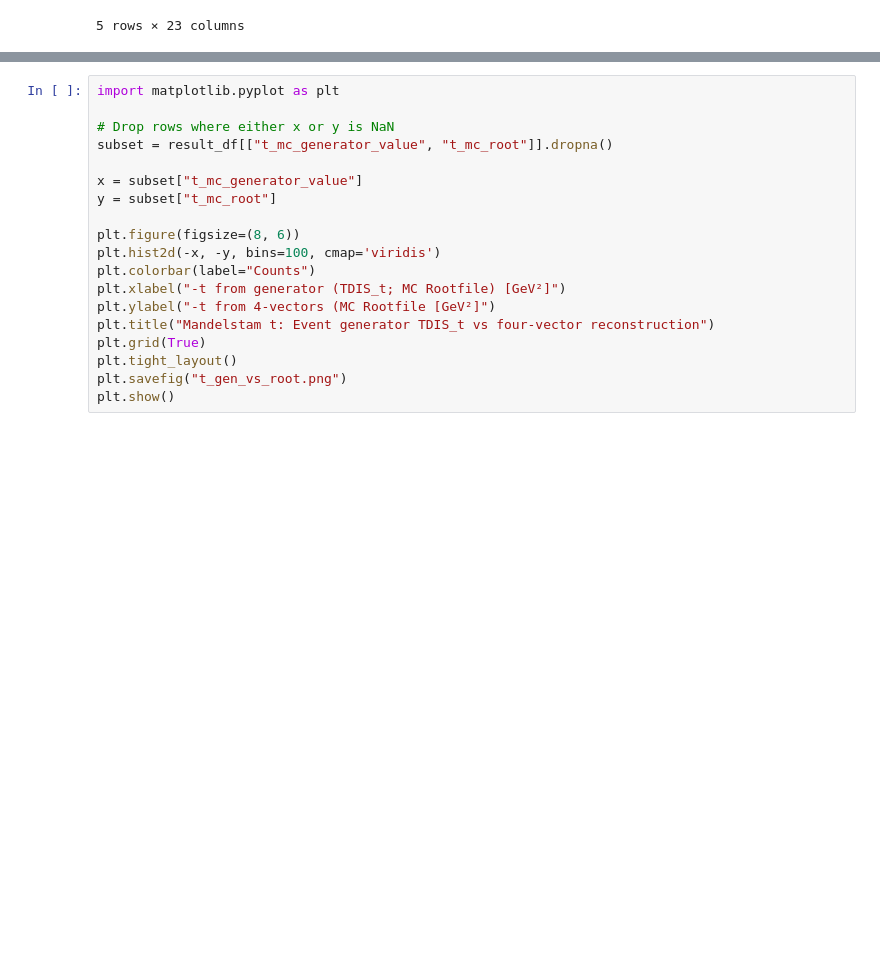
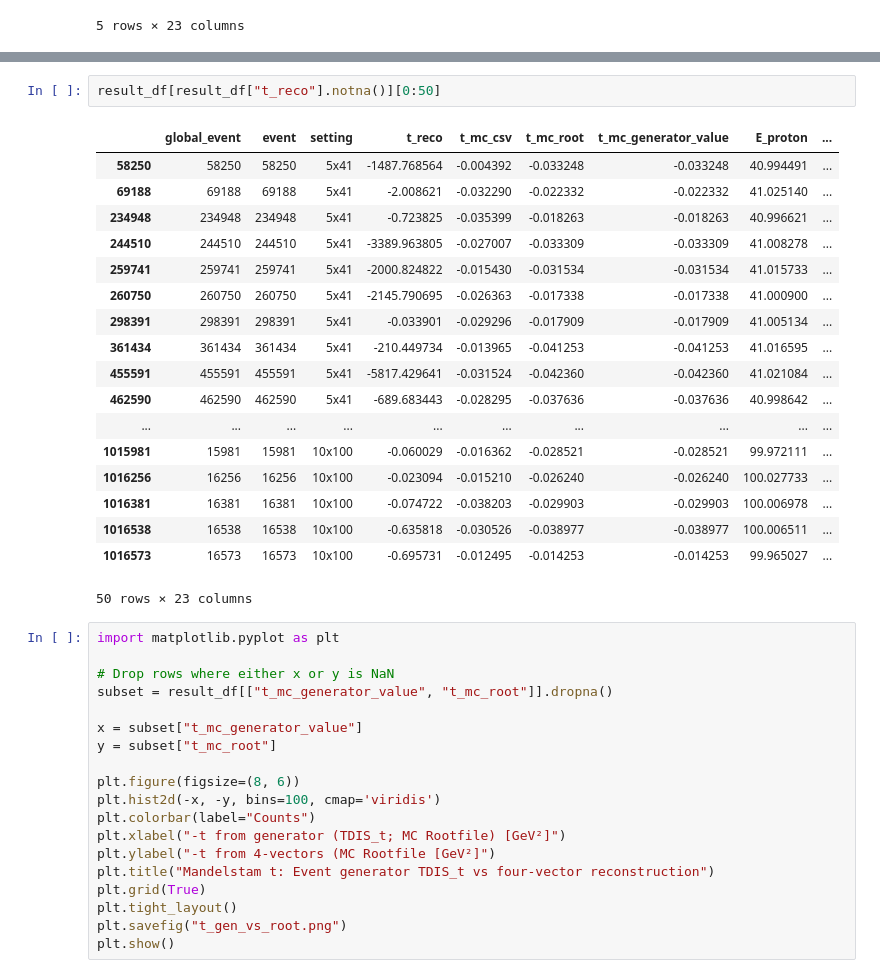
Before and after one commit to JeffersonLab/meson-structure, a Jupyter notebook: analysis/avnish_scripts/reco_t.ipynb, the cells around one changed output, grey strips where cells are left out. Saved outputs shown, nothing was run; the diff lists cells and outputs as text; blank space fills up the shorter version.

```diff
--- a/analysis/avnish_scripts/reco_t.ipynb
+++ b/analysis/avnish_scripts/reco_t.ipynb
@@ -420,3 +395,24 @@ for setting in settings:
+# %%
+result_df[result_df["t_reco"].notna()][0:50]
+# %% [output]
+|  | global_event | event | setting | t_reco | t_mc_csv | t_mc_root | t_mc_generator_value | E_proton | ... |
+| 58250 | 58250 | 58250 | 5x41 | -1487.768564 | -0.004392 | -0.033248 | -0.033248 | 40.994491 | ... |
+| 69188 | 69188 | 69188 | 5x41 | -2.008621 | -0.032290 | -0.022332 | -0.022332 | 41.025140 | ... |
+| 234948 | 234948 | 234948 | 5x41 | -0.723825 | -0.035399 | -0.018263 | -0.018263 | 40.996621 | ... |
+| 244510 | 244510 | 244510 | 5x41 | -3389.963805 | -0.027007 | -0.033309 | -0.033309 | 41.008278 | ... |
+| 259741 | 259741 | 259741 | 5x41 | -2000.824822 | -0.015430 | -0.031534 | -0.031534 | 41.015733 | ... |
+| 260750 | 260750 | 260750 | 5x41 | -2145.790695 | -0.026363 | -0.017338 | -0.017338 | 41.000900 | ... |
+| 298391 | 298391 | 298391 | 5x41 | -0.033901 | -0.029296 | -0.017909 | -0.017909 | 41.005134 | ... |
+| 361434 | 361434 | 361434 | 5x41 | -210.449734 | -0.013965 | -0.041253 | -0.041253 | 41.016595 | ... |
+| 455591 | 455591 | 455591 | 5x41 | -5817.429641 | -0.031524 | -0.042360 | -0.042360 | 41.021084 | ... |
+| 462590 | 462590 | 462590 | 5x41 | -689.683443 | -0.028295 | -0.037636 | -0.037636 | 40.998642 | ... |
+| ... | ... | ... | ... | ... | ... | ... | ... | ... | ... |
+| 1015981 | 15981 | 15981 | 10x100 | -0.060029 | -0.016362 | -0.028521 | -0.028521 | 99.972111 | ... |
+| 1016256 | 16256 | 16256 | 10x100 | -0.023094 | -0.015210 | -0.026240 | -0.026240 | 100.027733 | ... |
+| 1016381 | 16381 | 16381 | 10x100 | -0.074722 | -0.038203 | -0.029903 | -0.029903 | 100.006978 | ... |
+| 1016538 | 16538 | 16538 | 10x100 | -0.635818 | -0.030526 | -0.038977 | -0.038977 | 100.006511 | ... |
+| 1016573 | 16573 | 16573 | 10x100 | -0.695731 | -0.012495 | -0.014253 | -0.014253 | 99.965027 | ... |
+50 rows × 23 columns
 # %%
 import matplotlib.pyplot as plt
 
```
Also changed, not shown: parts of 7 cells of this notebook.
